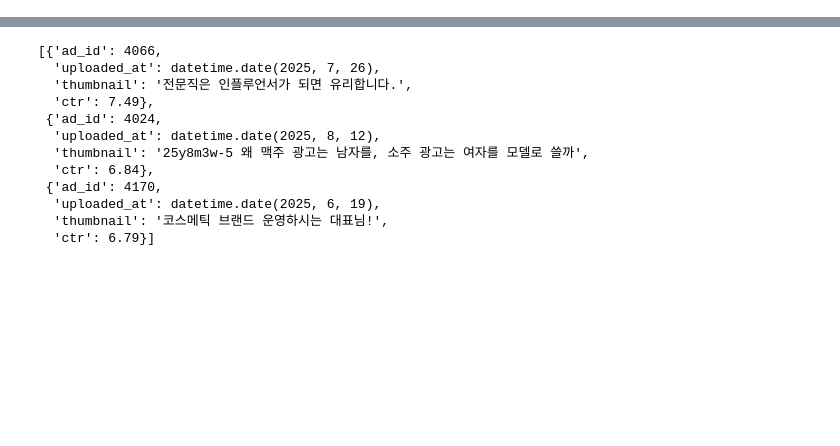
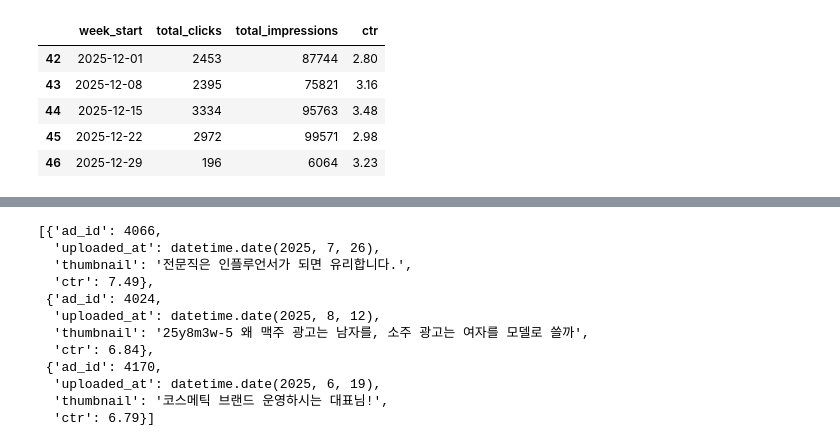
Before and after one commit to CheonJihyun/depart_analysisreport_automation, a Jupyter notebook: df_test.ipynb, the cells around one changed output, grey strips where cells are left out. Saved outputs shown, nothing was run; the diff lists cells and outputs as text; code cells hidden in the pictures; blank space fills up the shorter version.

```diff
--- a/df_test.ipynb
+++ b/df_test.ipynb
@@ -15,0 +35,9 @@ date_end = "2025-12-29"
+# %%
+get_ctr_data(target_id,start,end).tail()
+# %% [output]
+|  | week_start | total_clicks | total_impressions | ctr |
+| 42 | 2025-12-01 | 2453 | 87744 | 2.80 |
+| 43 | 2025-12-08 | 2395 | 75821 | 3.16 |
+| 44 | 2025-12-15 | 3334 | 95763 | 3.48 |
+| 45 | 2025-12-22 | 2972 | 99571 | 2.98 |
+| 46 | 2025-12-29 | 196 | 6064 | 3.23 |
```
Also changed, not shown: parts of 5 cells of this notebook, 5 other files.
